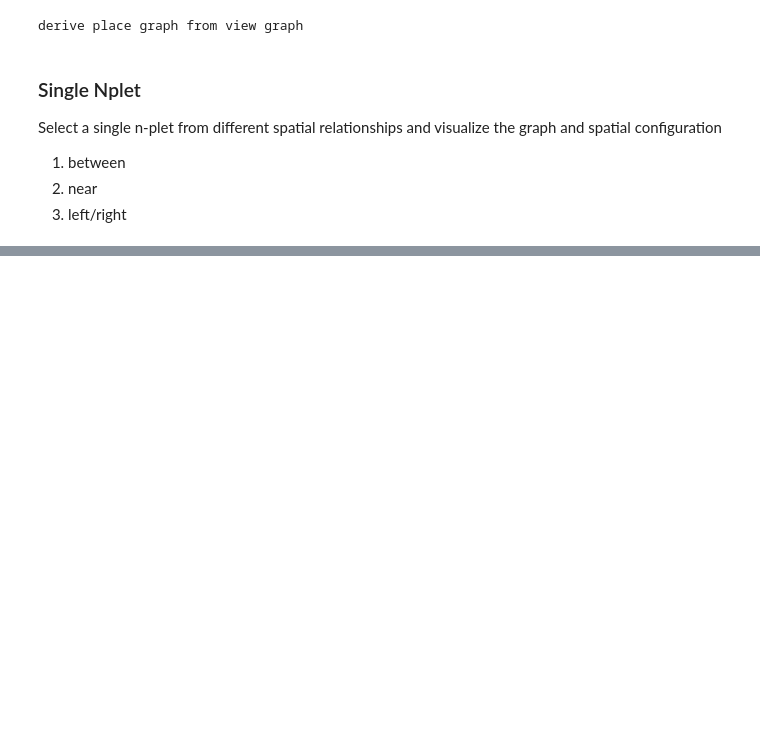
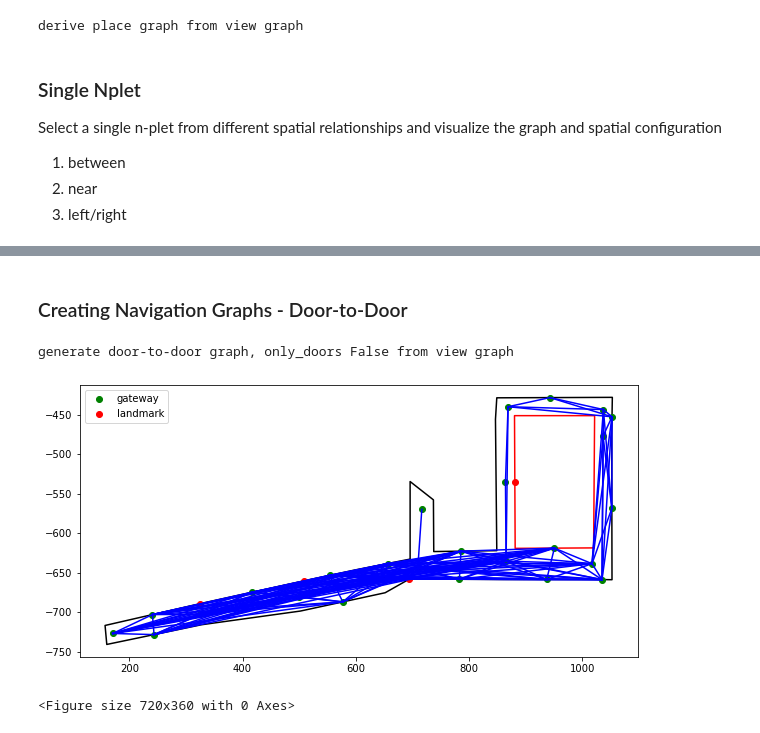
Before and after one commit to hamzeiehsan/indoor_view_graph, a Jupyter notebook: ViewGraph-Paper.ipynb, the cells around one changed output, grey strips where cells are left out. Saved outputs shown, nothing was run; the diff lists cells and outputs as text; code cells hidden in the pictures; blank space fills up the shorter version.

```diff
--- a/ViewGraph-Paper.ipynb
+++ b/ViewGraph-Paper.ipynb
@@ -509,0 +494,3 @@ enter: Stairs to Lower Floors
+# %%
+# creating view graph
+vgs, isovist_objects = ie.construct_view_graph()
@@ -563,0 +605,20 @@ Utility.print_instructions(all_instructions)
+# %% [markdown]
+### Creating Navigation Graphs - Door-to-Door
+# %%
+# selecting a space
+cidx = ie.containers_names.index('Corridor')
+vg = vgs[cidx]
+isovist_object = isovist_objects[cidx]
+# %%
+# derive door-to-door visibility graph (doors and decision points)
+connected, dtd_graph = vg.generate_door_to_door_graph(isovist_object)
+
+plotter = Plotter()
+plotter.add_isovist(isovist_object)
+plotter.add_points_lines(connected)
+plotter.show()
+plotter.close()
+# %% [output]
+generate door-to-door graph, only_doors False from view graph
+[figure, added]
+<Figure size 720x360 with 0 Axes>
```
Also changed, not shown: parts of 25 cells of this notebook.
